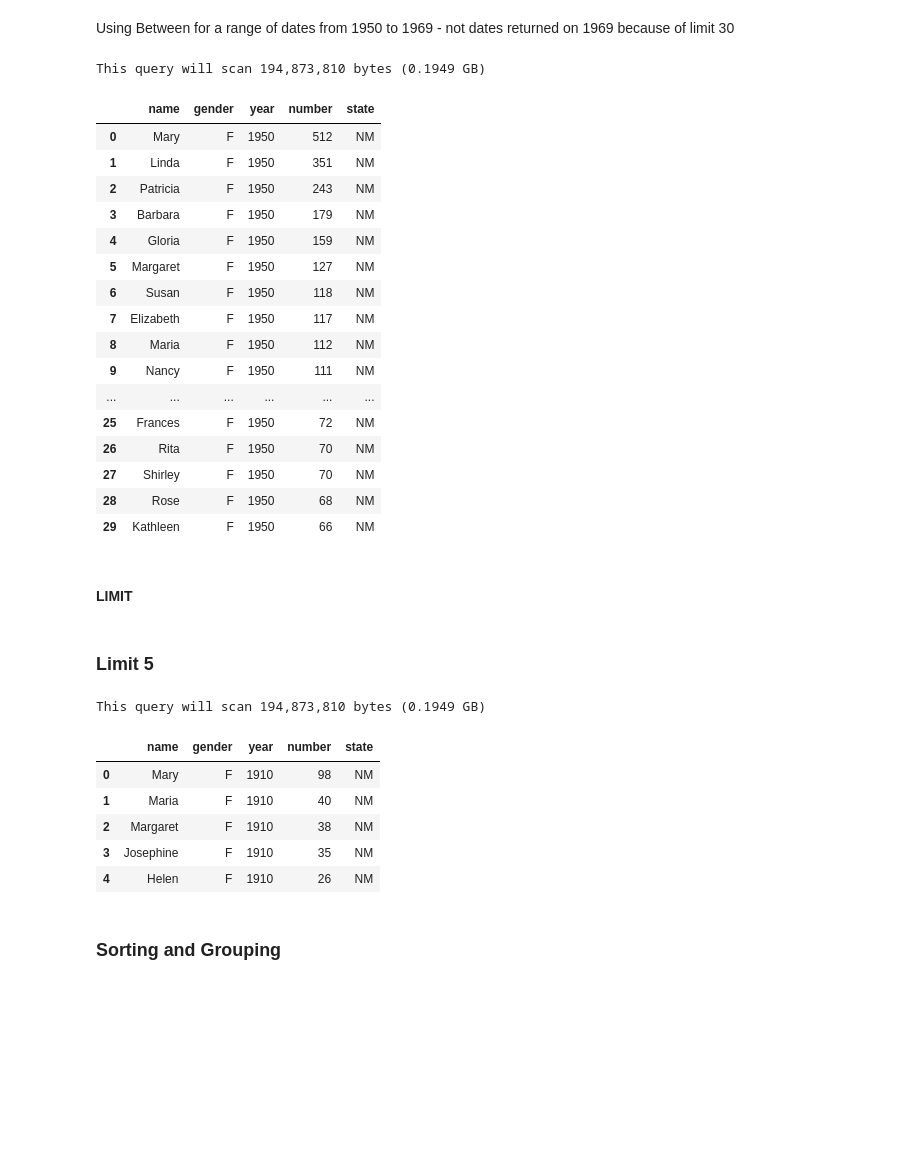
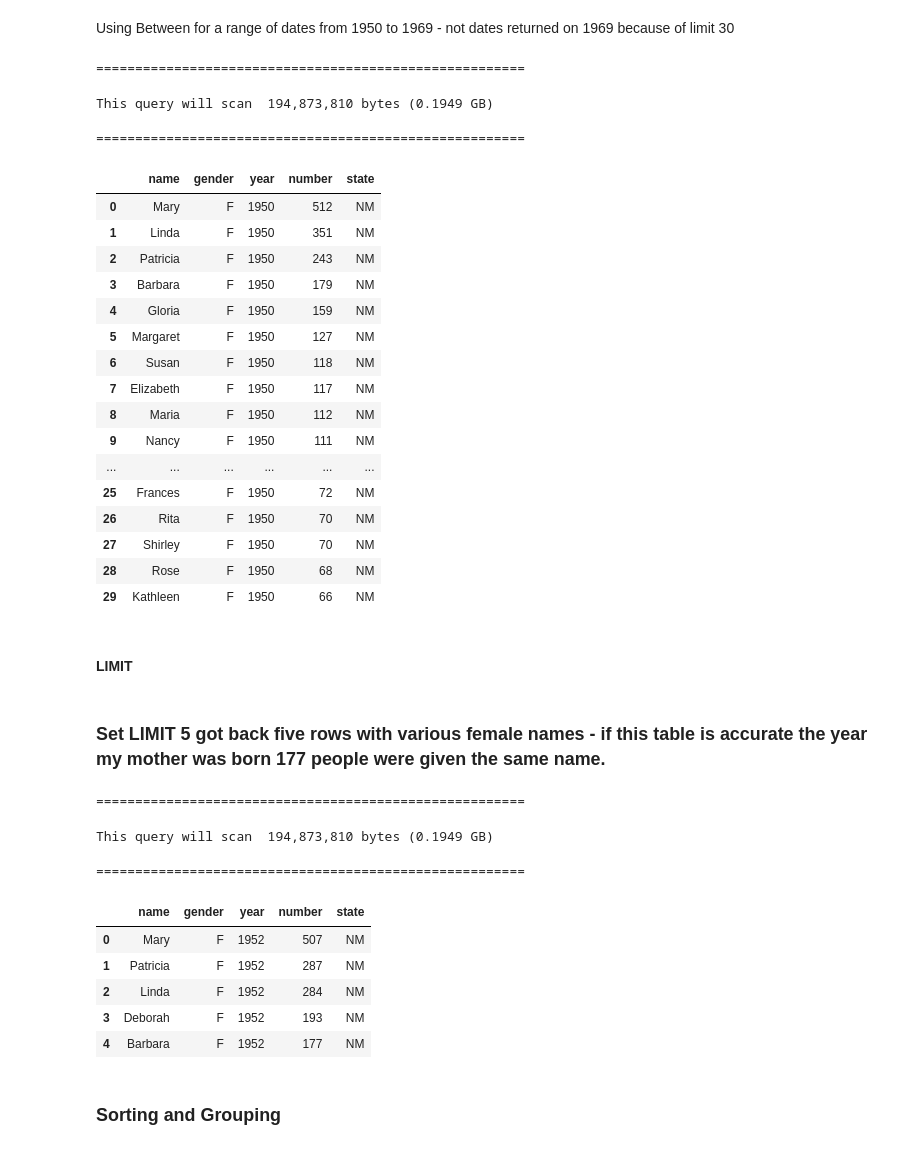
Before and after one commit to cyeef/Data-Science-Portfolio-C21-, a Jupyter notebook: Projects/Project-3/SQL.2-BQ.project.template.ipynb, the cells around one changed output. Drawn from its saved outputs; the diff is of its cells as text; code cells hidden in the pictures; blank space fills up the shorter version.

```diff
--- a/Projects/Project-3/SQL.2-BQ.project.template.ipynb
+++ b/Projects/Project-3/SQL.2-BQ.project.template.ipynb
@@ -266,11 +270,15 @@ query = """
       AND state = 'NM'
     LIMIT 30
 """
+print("="*55)
 dry_run(query)
 df = run_sql(query)
+print("="*55)
 df
 # %% [output]
-This query will scan 194,873,810 bytes (0.1949 GB)
+=======================================================
+This query will scan  194,873,810 bytes (0.1949 GB)
+=======================================================
 |  | name | gender | year | number | state |
 | 0 | Mary | F | 1950 | 512 | NM |
 | 1 | Linda | F | 1950 | 351 | NM |
@@ -290,26 +298,30 @@ This query will scan 194,873,810 bytes (0.1949 GB)
 | 29 | Kathleen | F | 1950 | 66 | NM |
 # %% [markdown]
 #### LIMIT
-# %% [markdown]
-### Limit 5
+# %% [markdown]
+### Set LIMIT 5 got back five rows with various female names - if this table is accurate the year my mother was born 177 people were given the same name.
 # %%
 query = """
     SELECT name, gender, year, number, state
     FROM `bigquery-public-data.usa_names.usa_1910_current`
-    WHERE state = 'NM'
+    WHERE state = 'NM' AND year =  1952
     LIMIT 5
 """
+print("="*55)
 dry_run(query)
 df = run_sql(query)
+print("="*55)
 df
 # %% [output]
-This query will scan 194,873,810 bytes (0.1949 GB)
+=======================================================
+This query will scan  194,873,810 bytes (0.1949 GB)
+=======================================================
 |  | name | gender | year | number | state |
-| 0 | Mary | F | 1910 | 98 | NM |
-| 1 | Maria | F | 1910 | 40 | NM |
-| 2 | Margaret | F | 1910 | 38 | NM |
-| 3 | Josephine | F | 1910 | 35 | NM |
-| 4 | Helen | F | 1910 | 26 | NM |
+| 0 | Mary | F | 1952 | 507 | NM |
+| 1 | Patricia | F | 1952 | 287 | NM |
+| 2 | Linda | F | 1952 | 284 | NM |
+| 3 | Deborah | F | 1952 | 193 | NM |
+| 4 | Barbara | F | 1952 | 177 | NM |
 # %% [markdown]
 ### Sorting and Grouping
 # %% [markdown]
```
Also changed, not shown: parts of 65 cells of this notebook.
